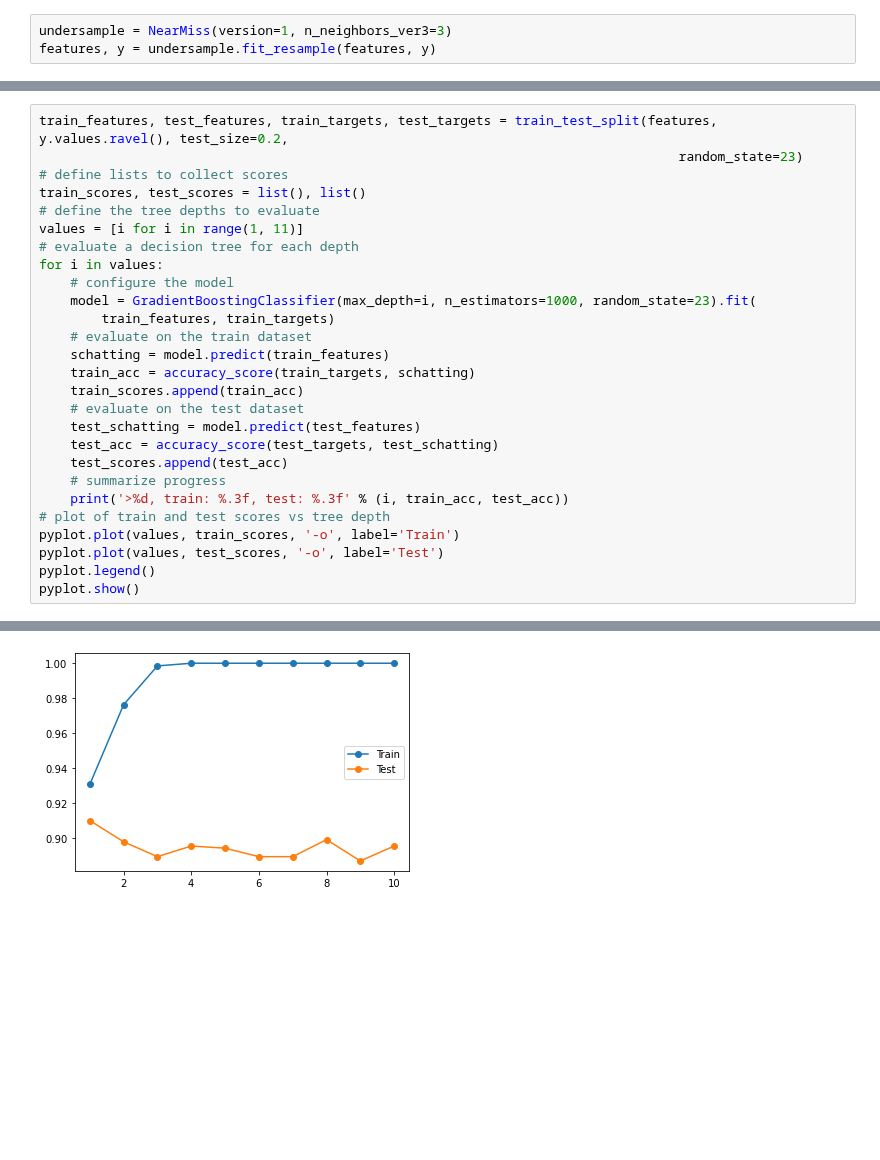
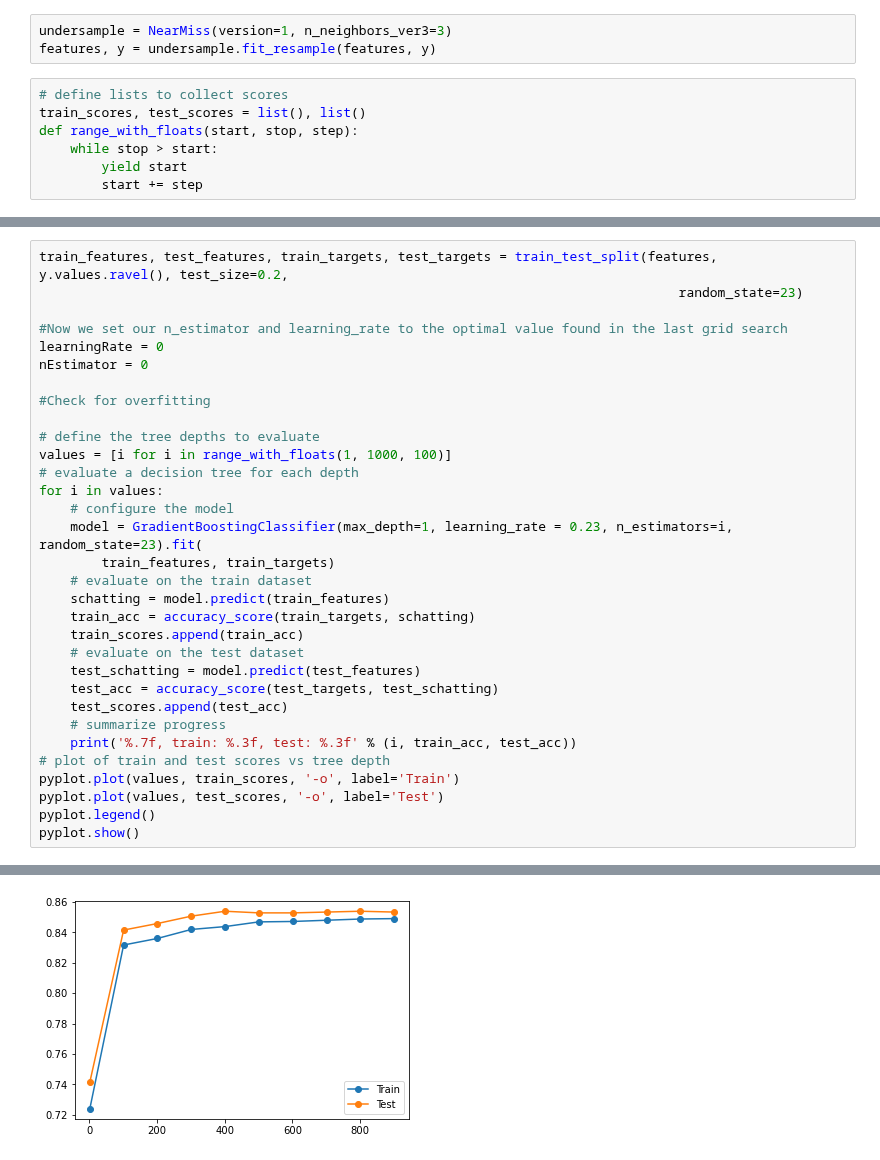
Before and after one commit to aojudo/seminar-marketing, a Jupyter notebook: boostedTreesTest.ipynb, the cells around one changed output, grey strips where cells are left out. Saved outputs shown, nothing was run; the diff lists cells and outputs as text; blank space fills up the shorter version.

```diff
--- a/boostedTreesTest.ipynb
+++ b/boostedTreesTest.ipynb
@@ -49,3 +43,10 @@ del features['ID']
 # %%
 undersample = NearMiss(version=1, n_neighbors_ver3=3)
 features, y = undersample.fit_resample(features, y)
+# %%
+# define lists to collect scores
+train_scores, test_scores = list(), list()
+def range_with_floats(start, stop, step):
+    while stop > start:
+        yield start
+        start += step
@@ -152,25 +152,30 @@ weighted avg       0.85      0.85      0.85      1856
 # %%
 train_features, test_features, train_targets, test_targets = train_test_split(features, y.values.ravel(), test_size=0.2,
                                                                                   random_state=23)
-# define lists to collect scores
-train_scores, test_scores = list(), list()
+
+#Now we set our n_estimator and learning_rate to the optimal value found in the last grid search
+learningRate = 0
+nEstimator = 0
+
+#Check for overfitting
+
 # define the tree depths to evaluate
-values = [i for i in range(1, 11)]
+values = [i for i in range_with_floats(1, 1000, 100)]
 # evaluate a decision tree for each depth
 for i in values:
-	# configure the model
-	model = GradientBoostingClassifier(max_depth=i, n_estimators=1000, random_state=23).fit(
+    # configure the model
+    model = GradientBoostingClassifier(max_depth=1, learning_rate = 0.23, n_estimators=i, random_state=23).fit(
         train_features, train_targets)
-	# evaluate on the train dataset
-	schatting = model.predict(train_features)
-	train_acc = accuracy_score(train_targets, schatting)
-	train_scores.append(train_acc)
-	# evaluate on the test dataset
-	test_schatting = model.predict(test_features)
-	test_acc = accuracy_score(test_targets, test_schatting)
-	test_scores.append(test_acc)
-	# summarize progress
-	print('>%d, train: %.3f, test: %.3f' % (i, train_acc, test_acc))
+    # evaluate on the train dataset
+    schatting = model.predict(train_features)
+    train_acc = accuracy_score(train_targets, schatting)
+    train_scores.append(train_acc)
+    # evaluate on the test dataset
+    test_schatting = model.predict(test_features)
+    test_acc = accuracy_score(test_targets, test_schatting)
+    test_scores.append(test_acc)
+    # summarize progress
+    print('%.7f, train: %.3f, test: %.3f' % (i, train_acc, test_acc))
 # plot of train and test scores vs tree depth
 pyplot.plot(values, train_scores, '-o', label='Train')
 pyplot.plot(values, test_scores, '-o', label='Test')
@@ -190 +195 @@ pyplot.show()
-[figure, old version]
+[figure, new version]
```
Also changed, not shown: parts of 8 cells of this notebook, 1 other file.
